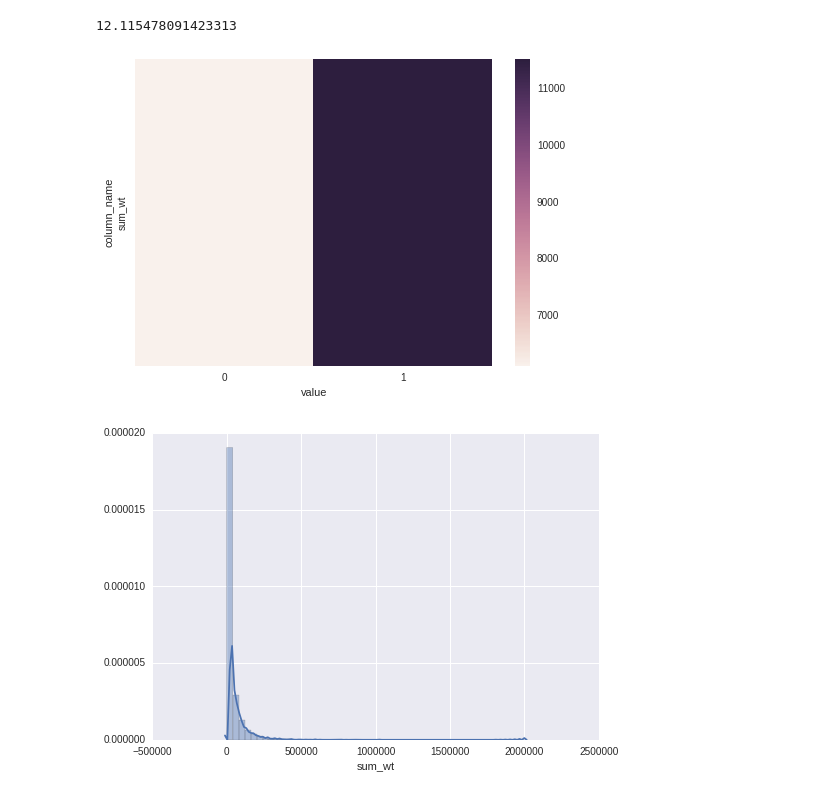
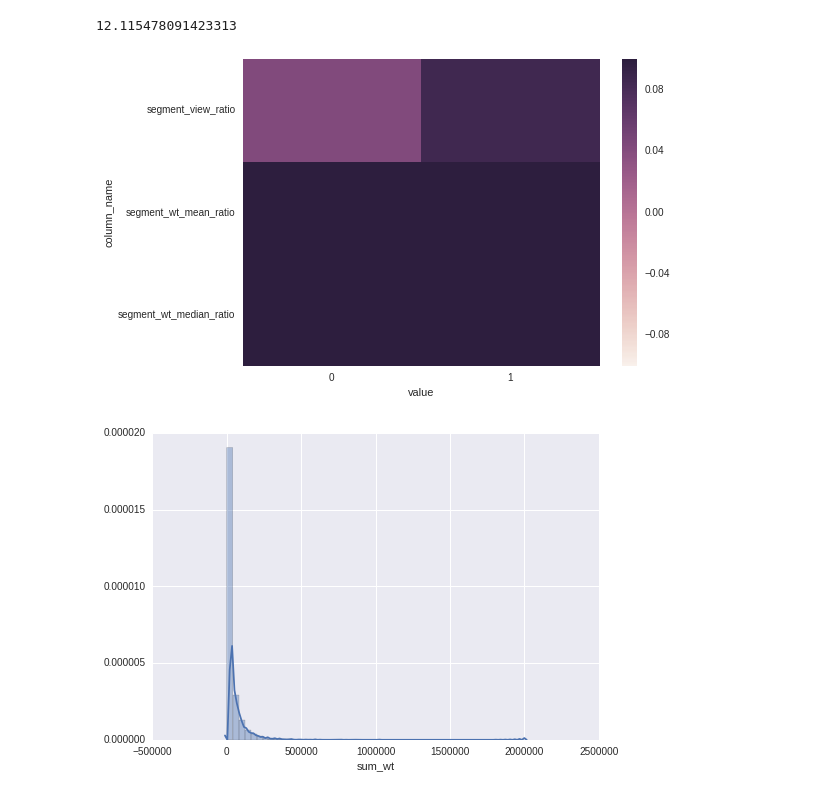
Before and after one commit to shubh24/indiahacks-ml-2017, a Jupyter notebook: hotstar/feature_engg.ipynb, the cells around one changed output. Saved outputs shown, nothing was run; the diff lists cells and outputs as text; code cells hidden in the pictures.

Commit message:
segment mean, median ratio added, .816 on lb

```diff
--- a/hotstar/feature_engg.ipynb
+++ b/hotstar/feature_engg.ipynb
@@ -210,6 +210,21 @@ train_data.progress_apply(title_avg, axis = 1)
 test_data = pd.read_json('test_data.json',orient="index")
 test_data.progress_apply(title_avg, axis = 1)
 %reset_selective -f test_data
+
+with open("title_wt_dict.pkl", "wb") as handle:
+    pickle.dump(title_wt_dict, handle)
+# %%
+title_wt_mean = {}
+title_wt_median = {}
+
+for i in tqdm(title_wt_dict):
+    title_wt_mean[i] = np.mean(title_wt_dict[i])
+    title_wt_median[i] = np.median(title_wt_dict[i])
+
+with open("title_wt_mean.pkl", "wb") as handle:
+    pickle.dump(title_wt_mean, handle)
+with open("title_wt_median.pkl", "wb") as handle:
+    pickle.dump(title_wt_median, handle)
 # %%
 title_segment_dict = {}
 
@@ -226,3 +241,6 @@ def title_segment_avg(row):
 train_data = pd.read_json('train_data.json',orient="index")
 train_data[train_data.segment == "pos"].progress_apply(title_segment_avg, axis = 1)
 %reset_selective -f train_data
+
+with open("title_segment_dict.pkl", "wb") as handle:
+    pickle.dump(title_segment_dict, handle)
@@ -267 +247,13 @@ with open("test_title.pkl", "wb") as handle:
+# %%
+title_segment_mean = {}
+title_segment_median = {}
+
+for i in tqdm(title_segment_dict):
+    title_segment_mean[i] = np.mean(title_segment_dict[i])
+    title_segment_median[i] = np.median(title_segment_dict[i])
+
+with open("title_segment_mean.pkl", "wb") as handle:
+    pickle.dump(title_segment_mean, handle)
+with open("title_segment_median.pkl", "wb") as handle:
+    pickle.dump(title_segment_median, handle)
 # %%
@@ -355,24 +386,23 @@ np.mean(df_train[df_train.segment == 0].title_count)
 12.115478091423313
 # %%
 # cols = ["generated_sports", "generated_celeb", "generated_drama"]
-# cols = [i for i in df_train.columns if "dow" in i]
-# cols.remove("dow_count")
-cols = ["sum_wt"]
+cols = [i for i in df_train.columns if "segment" in i]
+cols.remove("segment")
 
 non_segment_means = []
 segment_means = []
 for i in cols:
     non_segment_means.append(np.mean(df_train[df_train.segment == 0][i]))
     segment_means.append(np.mean(df_train[df_train.segment == 1][i]))
 
 new_df = pd.DataFrame({"column_name":cols+cols, "value":[0]*len(cols) + [1]*len(cols), "y_mean":non_segment_means + segment_means})
 new_df = new_df.pivot('column_name', 'value', 'y_mean')
 
 # plt.figure(figsize=(8,80))
 sns.heatmap(new_df)
 plt.show()
 # %% [output]
-[figure, old version]
+[figure, new version]
 # %%
 sns.distplot(df_train[df_train.segment == 1].sum_wt)
 plt.show()
```
Also changed, not shown: parts of 4 cells of this notebook.
